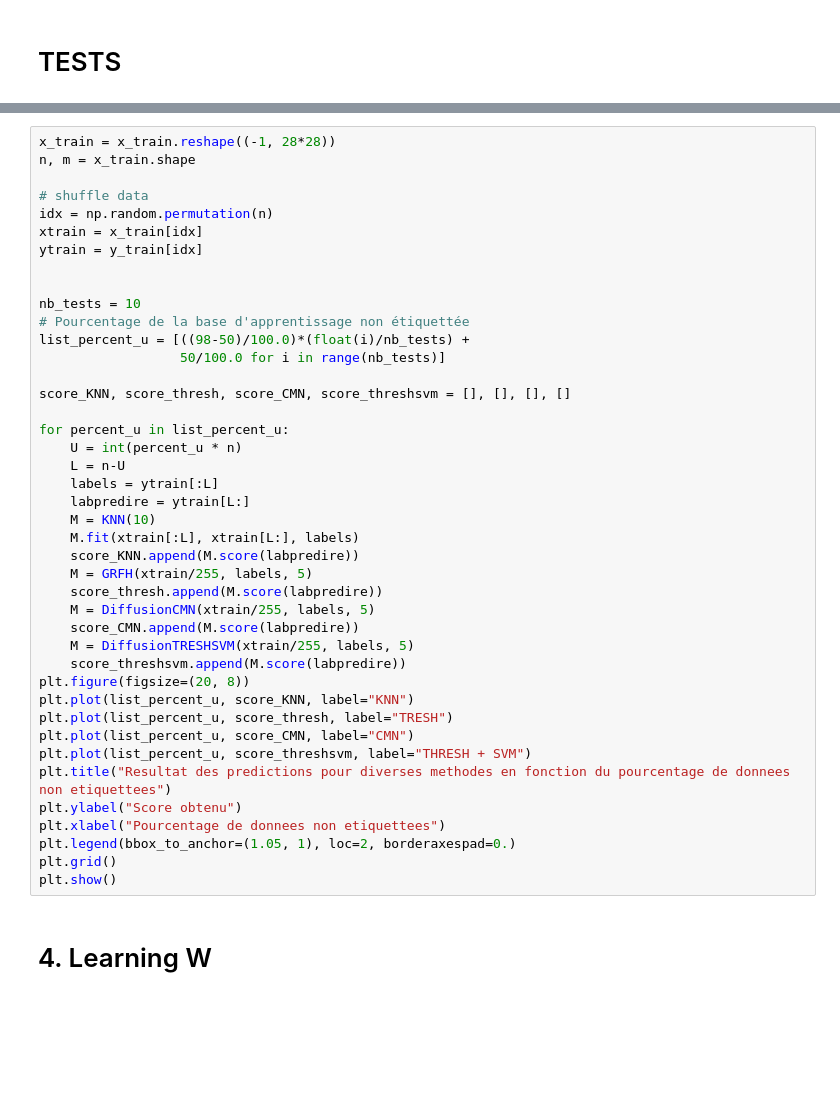
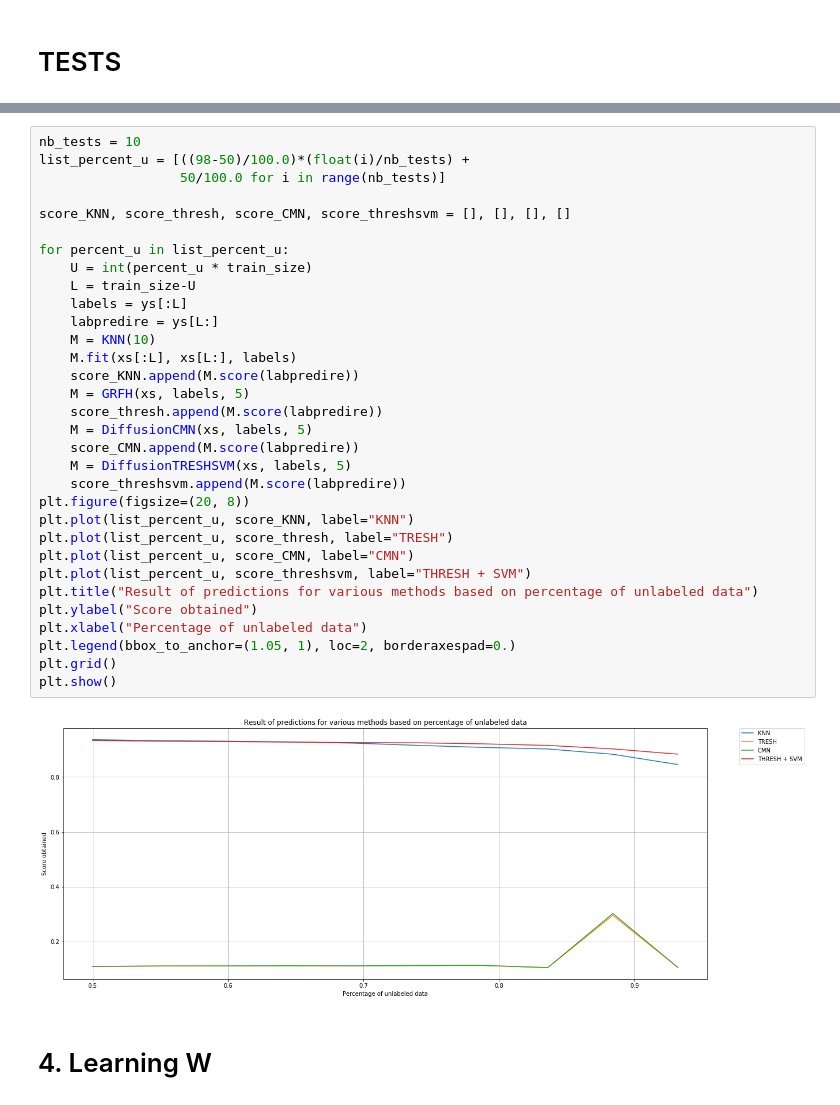
Before and after one commit to Papers-Collection/DecodePaper, a Jupyter notebook: notebook/GRFH.ipynb, the cells around one changed output, grey strips where cells are left out. Drawn from its saved outputs; the diff is of its cells as text; blank space fills up the shorter version.

```diff
--- a/notebook/GRFH.ipynb
+++ b/notebook/GRFH.ipynb
@@ -275,45 +306,37 @@ The score of Diffusion by class prior is 0.950419
 # %%
-x_train = x_train.reshape((-1, 28*28))
-n, m = x_train.shape
-
-# shuffle data
-idx = np.random.permutation(n)
-xtrain = x_train[idx]
-ytrain = y_train[idx]
-
-
 nb_tests = 10
-# Pourcentage de la base d'apprentissage non étiquettée
 list_percent_u = [((98-50)/100.0)*(float(i)/nb_tests) +
                   50/100.0 for i in range(nb_tests)]
 
 score_KNN, score_thresh, score_CMN, score_threshsvm = [], [], [], []
 
 for percent_u in list_percent_u:
-    U = int(percent_u * n)
-    L = n-U
-    labels = ytrain[:L]
-    labpredire = ytrain[L:]
+    U = int(percent_u * train_size)
+    L = train_size-U
+    labels = ys[:L]
+    labpredire = ys[L:]
     M = KNN(10)
-    M.fit(xtrain[:L], xtrain[L:], labels)
+    M.fit(xs[:L], xs[L:], labels)
     score_KNN.append(M.score(labpredire))
-    M = GRFH(xtrain/255, labels, 5)
+    M = GRFH(xs, labels, 5)
     score_thresh.append(M.score(labpredire))
-    M = DiffusionCMN(xtrain/255, labels, 5)
+    M = DiffusionCMN(xs, labels, 5)
     score_CMN.append(M.score(labpredire))
-    M = DiffusionTRESHSVM(xtrain/255, labels, 5)
+    M = DiffusionTRESHSVM(xs, labels, 5)
     score_threshsvm.append(M.score(labpredire))
 plt.figure(figsize=(20, 8))
 plt.plot(list_percent_u, score_KNN, label="KNN")
 plt.plot(list_percent_u, score_thresh, label="TRESH")
 plt.plot(list_percent_u, score_CMN, label="CMN")
 plt.plot(list_percent_u, score_threshsvm, label="THRESH + SVM")
-plt.title("Resultat des predictions pour diverses methodes en fonction du pourcentage de donnees non etiquettees")
-plt.ylabel("Score obtenu")
-plt.xlabel("Pourcentage de donnees non etiquettees")
+plt.title("Result of predictions for various methods based on percentage of unlabeled data")
+plt.ylabel("Score obtained")
+plt.xlabel("Percentage of unlabeled data")
 plt.legend(bbox_to_anchor=(1.05, 1), loc=2, borderaxespad=0.)
 plt.grid()
 plt.show()
+# %% [output]
+[figure, added]
 # %% [markdown]
 # 4. Learning W
 # %% [markdown]
```
Also changed, not shown: parts of 14 cells of this notebook, 7 other files.
